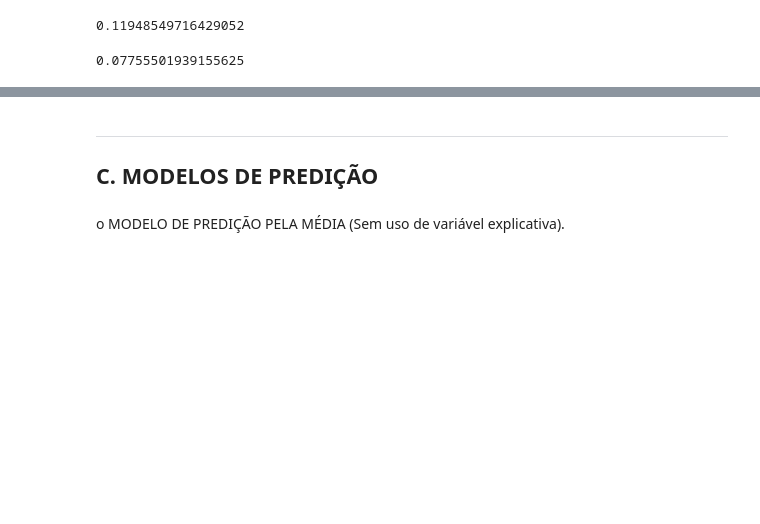
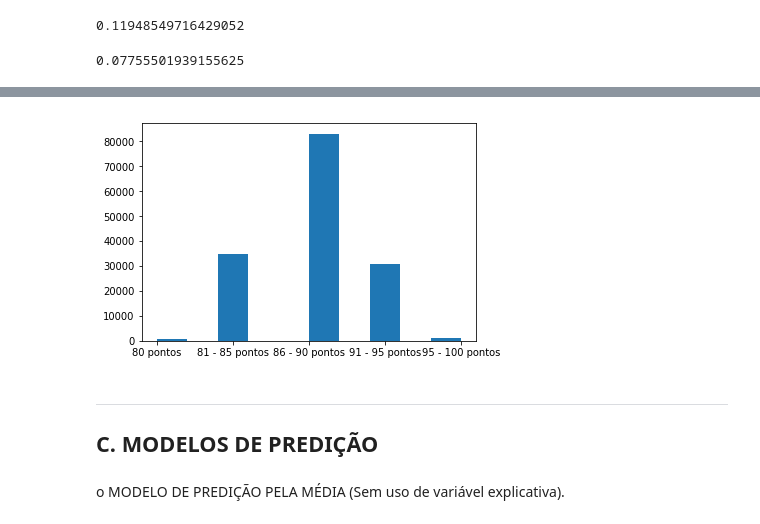
Before and after one commit to FidyBack/projeto_Cdata, a Jupyter notebook: Projeto3 Layout.ipynb, the cells around one changed output, grey strips where cells are left out. Cells and saved outputs as stored; diff of their text form; code cells hidden in the pictures; blank space fills up the shorter version.

```diff
--- a/Projeto3 Layout.ipynb
+++ b/Projeto3 Layout.ipynb
@@ -215,3 +223,7 @@ x.Frequencia.corr(x.points)
+# %%
+plt.hist(x.Pontos);
+# %% [output]
+[figure, added]
 # %% [markdown]
 ___
 ## C. MODELOS DE PREDIÇÃO
```
Also changed, not shown: parts of 2 cells of this notebook.
